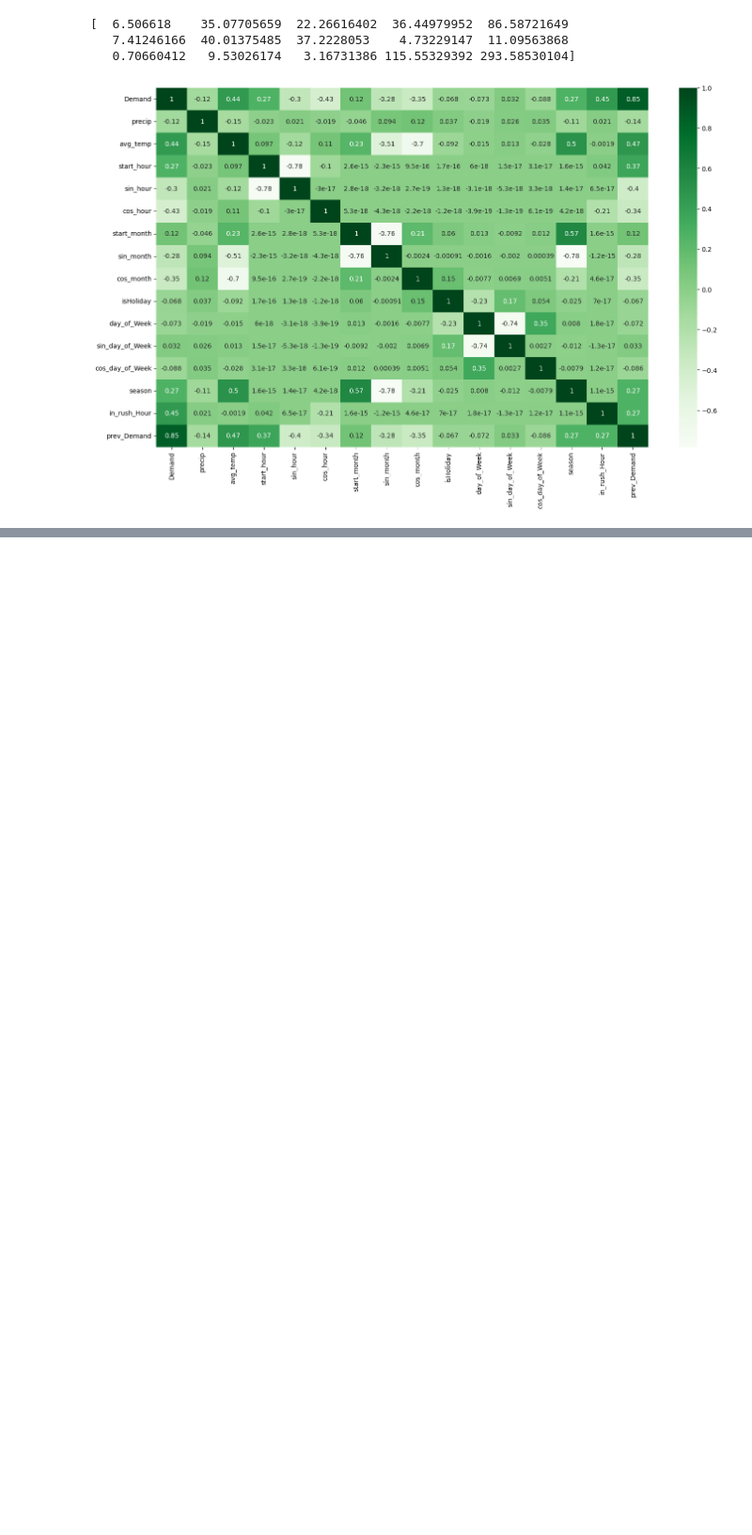
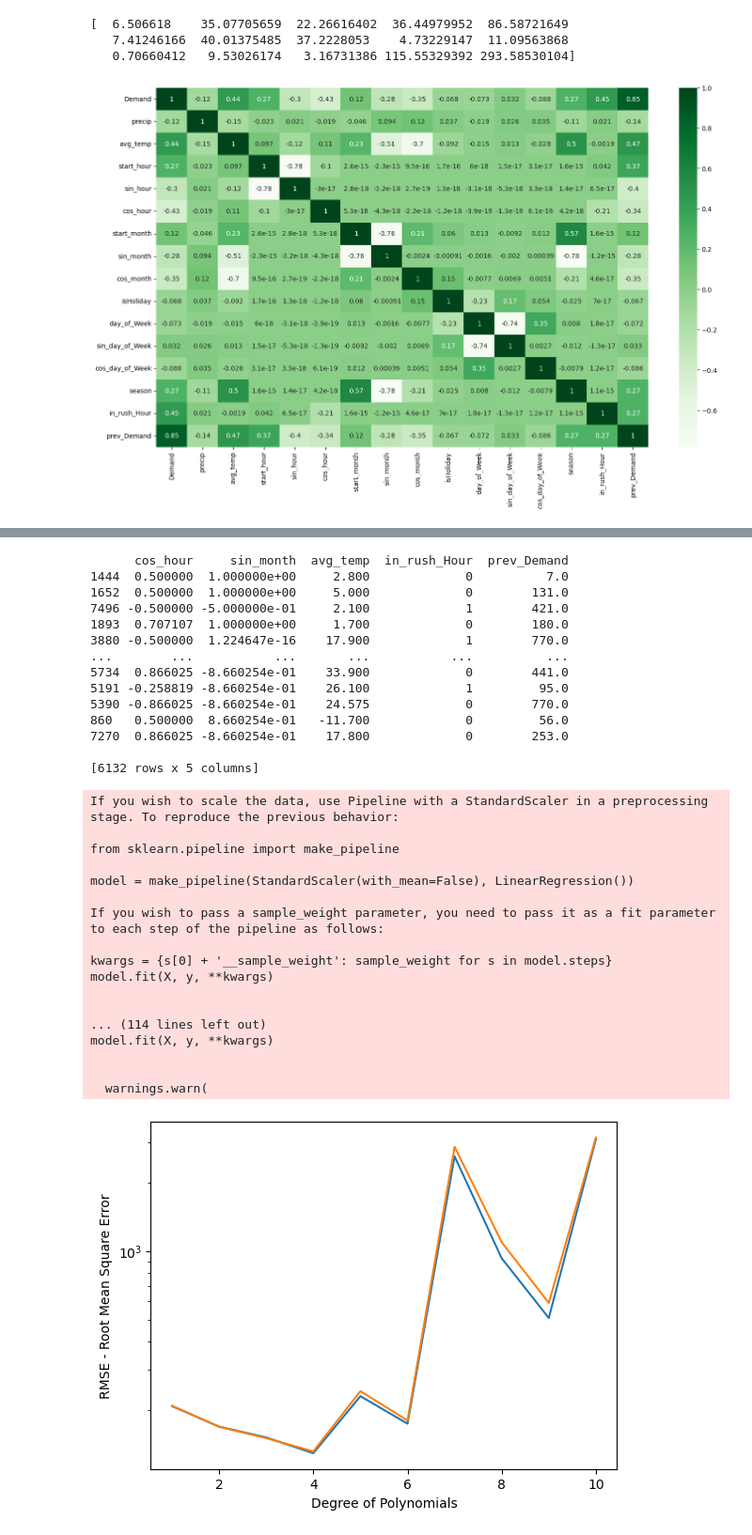
Before and after one commit to diego411/AA_Team_10, a Jupyter notebook: notebook/FeatureEngineering.ipynb, the cells around one changed output, grey strips where cells are left out. Shown at 94% size. Saved outputs shown, nothing was run; the diff lists cells and outputs as text; code cells hidden in the pictures; blank space fills up the shorter version.

```diff
--- a/notebook/FeatureEngineering.ipynb
+++ b/notebook/FeatureEngineering.ipynb
@@ -568,0 +489,13 @@ KeyboardInterrupt:
+# %%
+features = ['cos_hour','sin_month','avg_temp', 'in_rush_Hour', 'prev_Demand']
+features.append('Demand')
+features.append(features.pop(features.index('Demand')))
+df1 = df_load_weather[features]
+
+    # split the data with 70% training data
+train, test = train_test_split(df1, test_size = 0.3, random_state = 42)
+X_train = train.iloc[:,:-1]
+y_train = train.iloc[:,-1]
+
+X_test = test.iloc[:,:-1]
+y_test = test.iloc[:,-1]
@@ -568,0 +506,64 @@ KeyboardInterrupt:
+# %%
+#Eigener Code
+training_error = []
+testing_error = []
+print(X_train)
+y_train.fillna(0, inplace=True)
+y_test.fillna(0, inplace=True)
+X_test.fillna(0, inplace=True)
+
+for degree_poly in range (1, 11):
+
+    #print("current polynomial: ", degree_poly)
+    poly = PolynomialFeatures(degree = degree_poly)
+    X_train_poly = poly.fit_transform(X_train)
+    X_test_poly = poly.fit_transform(X_test)
+    #print(X_train_poly)
+
+
+    linear_reg = LinearRegression(fit_intercept = False, normalize = True)
+    linear_reg.fit(X_train_poly, y_train)
+    y_train_pred = linear_reg.predict(X_train_poly)
+    y_test_pred = linear_reg.predict(X_test_poly)
+
+    #print('R^2 for polynomial degree ', degree_poly, ' is: ', r2_score(y_train,prediction))
+    training_error.append((math.sqrt(mean_squared_error(y_train, y_train_pred))))
+    testing_error.append((math.sqrt(mean_squared_error(y_test, y_test_pred))))
+
+plt.semilogy(range(1,11), training_error, range(1,11), testing_error)
+plt.xlabel('Degree of Polynomials')
+plt.ylabel('RMSE - Root Mean Square Error')
+plt.show()
+# %% [output]
+      cos_hour     sin_month  avg_temp  in_rush_Hour  prev_Demand
+1444  0.500000  1.000000e+00     2.800             0          7.0
+1652  0.500000  1.000000e+00     5.000             0        131.0
+7496 -0.500000 -5.000000e-01     2.100             1        421.0
+1893  0.707107  1.000000e+00     1.700             0        180.0
+3880 -0.500000  1.224647e-16    17.900             1        770.0
+...        ...           ...       ...           ...          ...
+5734  0.866025 -8.660254e-01    33.900             0        441.0
+5191 -0.258819 -8.660254e-01    26.100             1         95.0
+5390 -0.866025 -8.660254e-01    24.575             0        770.0
+860   0.500000  8.660254e-01   -11.700             0         56.0
+7270  0.866025 -8.660254e-01    17.800             0        253.0
+
+[6132 rows x 5 columns]
+If you wish to scale the data, use Pipeline with a StandardScaler in a preprocessing stage. To reproduce the previous behavior:
+
+from sklearn.pipeline import make_pipeline
+
+model = make_pipeline(StandardScaler(with_mean=False), LinearRegression())
+
+If you wish to pass a sample_weight parameter, you need to pass it as a fit parameter to each step of the pipeline as follows:
+
+kwargs = {s[0] + '__sample_weight': sample_weight for s in model.steps}
+model.fit(X, y, **kwargs)
+
+
+... (114 lines left out)
+model.fit(X, y, **kwargs)
+
+
+  warnings.warn(
+[figure, added]
```
Also changed, not shown: parts of 5 cells of this notebook.
